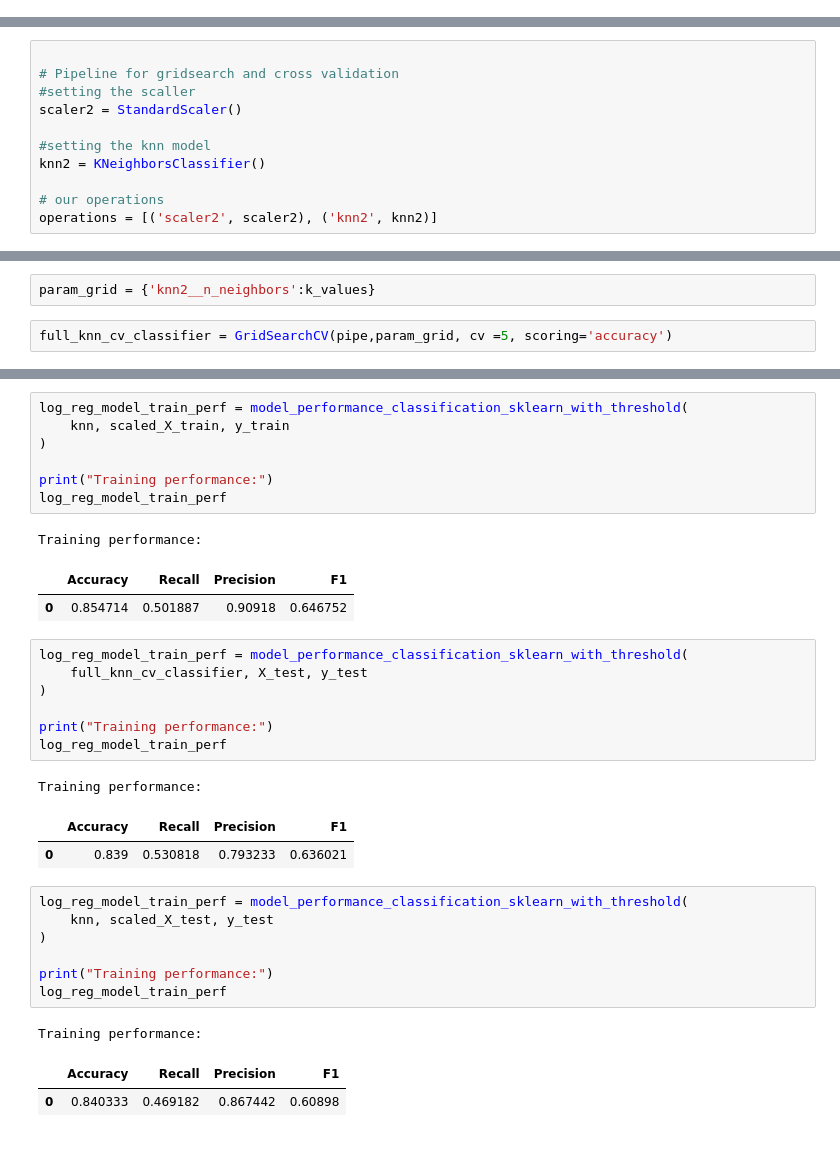
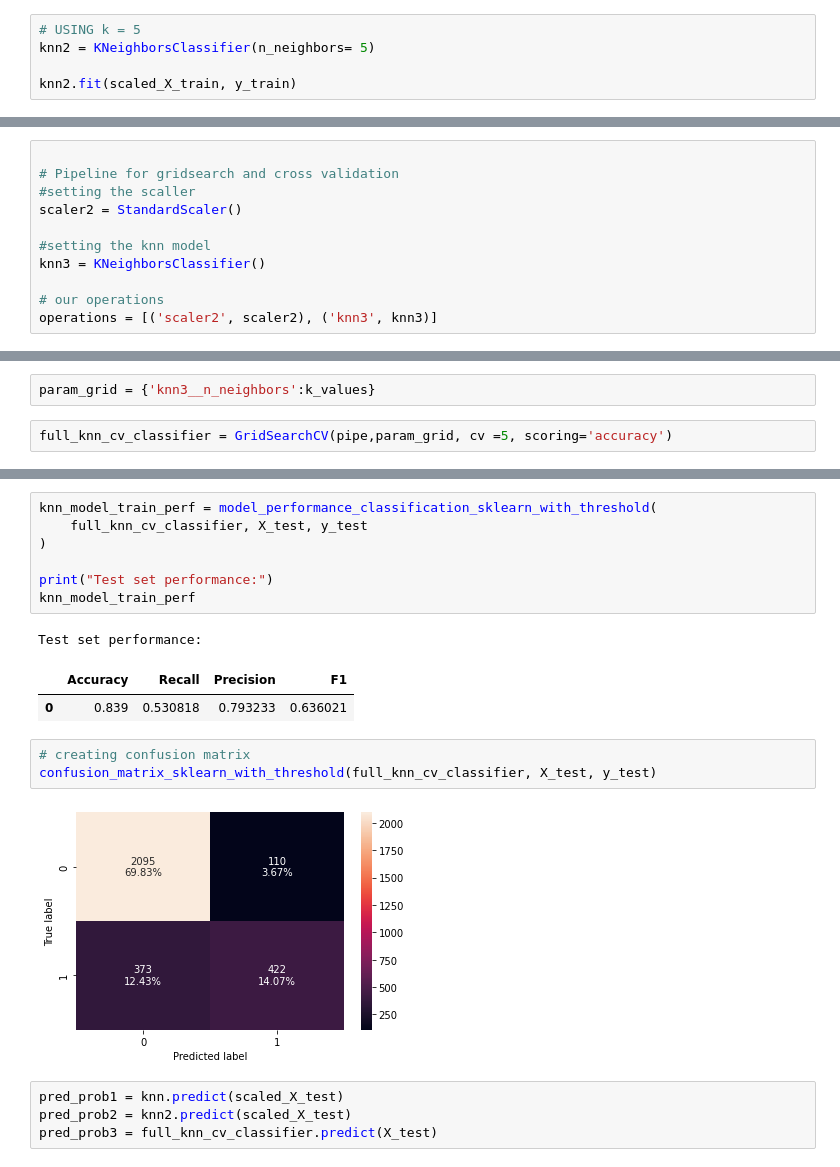
Before and after one commit to cfreeman22/data_mining_1_D209, a Jupyter notebook: D209_data_mining1_task1.ipynb, the cells around one changed output, grey strips where cells are left out. Cells and saved outputs as stored; diff of their text form.

```diff
--- a/D209_data_mining1_task1.ipynb
+++ b/D209_data_mining1_task1.ipynb
@@ -444,0 +414,5 @@ plt.show()
+# %%
+# USING k = 5
+knn2 = KNeighborsClassifier(n_neighbors= 5)
+
+knn2.fit(scaled_X_train, y_train)
@@ -449,7 +451,7 @@ plt.show()
 scaler2 = StandardScaler()
 
 #setting the knn model
-knn2 = KNeighborsClassifier()
+knn3 = KNeighborsClassifier()
 
 # our operations
-operations = [('scaler2', scaler2), ('knn2', knn2)]
+operations = [('scaler2', scaler2), ('knn3', knn3)]
@@ -461,7 +460,7 @@ pipe = Pipeline(operations)
 # %%
 k_values = list(range(1,20))
 # %%
-param_grid = {'knn2__n_neighbors':k_values}
+param_grid = {'knn3__n_neighbors':k_values}
 # %%
 full_knn_cv_classifier = GridSearchCV(pipe,param_grid, cv =5, scoring='accuracy')
 # %%
@@ -553,36 +504,23 @@ log_reg_model_train_perf
 Training performance:
 |  | Accuracy | Recall | Precision | F1 |
 | 0 | 0.872286 | 0.609164 | 0.8699 | 0.71655 |
-# %%
-log_reg_model_train_perf = model_performance_classification_sklearn_with_threshold(
-    knn, scaled_X_train, y_train
-)
-
-print("Training performance:")
-log_reg_model_train_perf
-# %% [output]
-Training performance:
-|  | Accuracy | Recall | Precision | F1 |
-| 0 | 0.854714 | 0.501887 | 0.90918 | 0.646752 |
 # %%
-log_reg_model_train_perf = model_performance_classification_sklearn_with_threshold(
+knn_model_train_perf = model_performance_classification_sklearn_with_threshold(
     full_knn_cv_classifier, X_test, y_test
 )
 
-print("Training performance:")
-log_reg_model_train_perf
+print("Test set performance:")
+knn_model_train_perf
 # %% [output]
-Training performance:
+Test set performance:
 |  | Accuracy | Recall | Precision | F1 |
 | 0 | 0.839 | 0.530818 | 0.793233 | 0.636021 |
-# %%
-log_reg_model_train_perf = model_performance_classification_sklearn_with_threshold(
-    knn, scaled_X_test, y_test
-)
-
-print("Training performance:")
-log_reg_model_train_perf
-# %% [output]
-Training performance:
-|  | Accuracy | Recall | Precision | F1 |
-| 0 | 0.840333 | 0.469182 | 0.867442 | 0.60898 |
+# %%
+# creating confusion matrix
+confusion_matrix_sklearn_with_threshold(full_knn_cv_classifier, X_test, y_test)
+# %% [output]
+[figure, added]
+# %%
+pred_prob1 = knn.predict(scaled_X_test)
+pred_prob2 = knn2.predict(scaled_X_test)
+pred_prob3 = full_knn_cv_classifier.predict(X_test)
```
Also changed, not shown: parts of 41 cells of this notebook.
